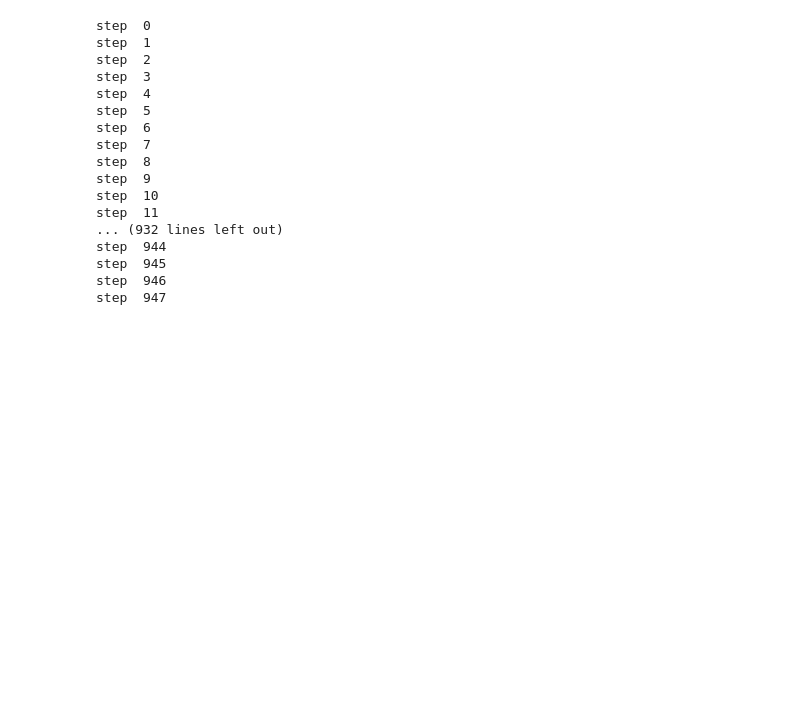
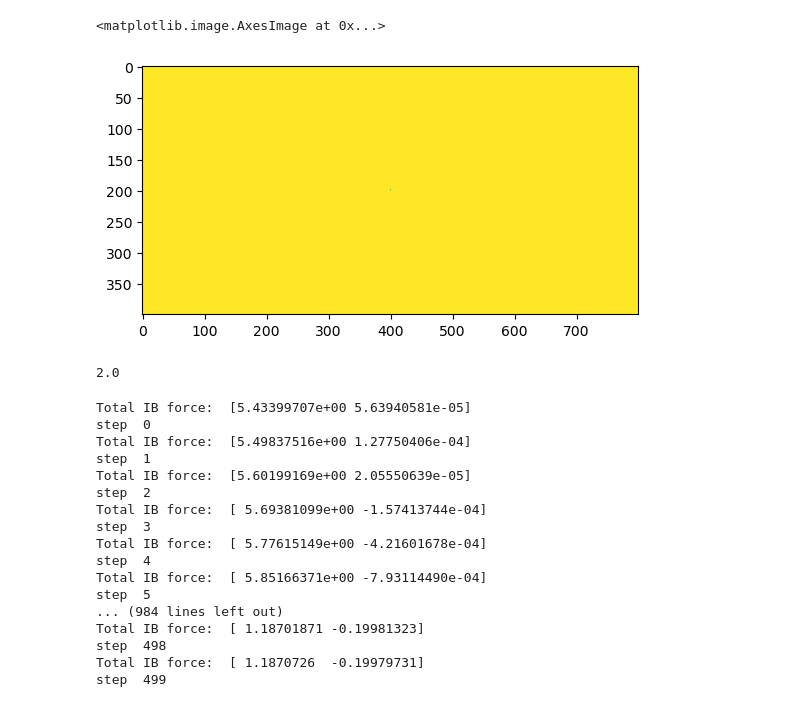
Before and after one commit to WeiHou1996/IBLGF-Python, a Jupyter notebook: sample_IBLGF.ipynb, the cells around one changed output. Cells and saved outputs as stored; diff of their text form; code cells hidden in the pictures; blank space fills up the shorter version.

```diff
--- a/sample_IBLGF.ipynb
+++ b/sample_IBLGF.ipynb
@@ -3,4 +3,6 @@ from IBLGF import *
 # %%
 nx = 400
 ny = 200
-v = sol(0.05, 1.0, 1e-5, nx, ny, int(nx/4), int(ny/2), Re = 100)
+dx = 0.075
+dy = 0.05
+v = sol(dx, dy, 0.5, 1e-5, nx, ny, int(nx/4), int(ny/2), Re = 20)
@@ -6,0 +20,12 @@ v = sol(0.05, 1.0, 1e-5, nx, ny, int(nx/4), int(ny/2), Re = 100)
+# %%
+
+resmat = np.zeros((2*ny, 2*nx))
+np.isnan(v.LGF).any()
+for i in range(1,2*ny):
+    for j in range(1,2*nx):
+        res = 2/dx/dx*v.LGF[i,j] - v.LGF[i,j - 1]/dx/dx - v.LGF[i,j + 1]/dx/dx + 2/dy/dy*v.LGF[i,j] - v.LGF[i - 1,j]/dy/dy - v.LGF[i + 1,j]/dy/dy
+        res *= dx * dx
+        resmat[i,j] = res
+        if abs(res) > 0.1:
+            print(res)
+            print(i,j)
@@ -7,21 +51,31 @@ v = sol(0.05, 1.0, 1e-5, nx, ny, int(nx/4), int(ny/2), Re = 100)
+# %%
+plt.imshow(resmat/dx/dx)
+# %% [output]
+<matplotlib.image.AxesImage at 0x...>
+[figure, added]
+# %%
+v.coeff_a[2,2]
+# %% [output]
+2.0
 # %%
-v.time_march(1000)
+#v.use_direct_solve = False
+v.time_march(500)
 # %% [output]
+Total IB force:  [5.43399707e+00 5.63940581e-05]
 step  0
+Total IB force:  [5.49837516e+00 1.27750406e-04]
 step  1
+Total IB force:  [5.60199169e+00 2.05550639e-05]
 step  2
+Total IB force:  [ 5.69381099e+00 -1.57413744e-04]
 step  3
+Total IB force:  [ 5.77615149e+00 -4.21601678e-04]
 step  4
+Total IB force:  [ 5.85166371e+00 -7.93114490e-04]
 step  5
-step  6
-step  7
-step  8
-step  9
-step  10
-step  11
-... (932 lines left out)
-step  944
-step  945
-step  946
-step  947
+... (984 lines left out)
+Total IB force:  [ 1.18701871 -0.19981323]
+step  498
+Total IB force:  [ 1.1870726  -0.19979731]
+step  499
 # %%
```
Also changed, not shown: parts of 4 cells of this notebook, 1 other file.
